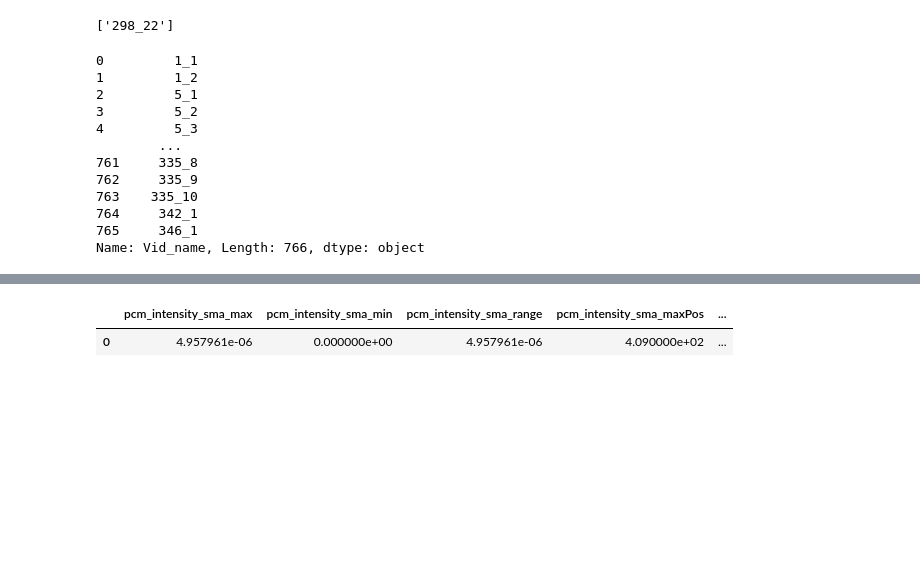
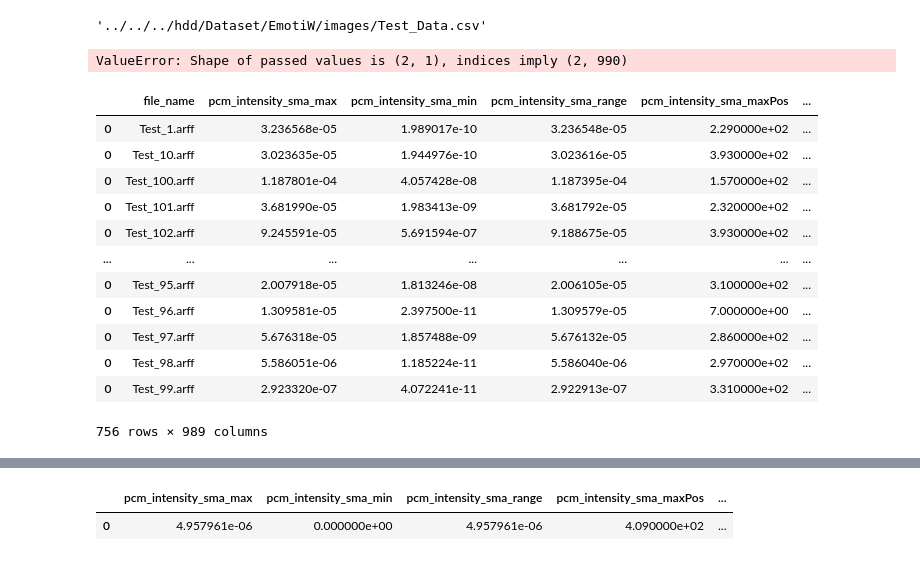
Before and after one commit to hslrock/EmotiW2020, a Jupyter notebook: preprocess.ipynb, the cells around one changed output, grey strips where cells are left out. Saved outputs shown, nothing was run; the diff lists cells and outputs as text; code cells hidden in the pictures; blank space fills up the shorter version.

```diff
--- a/preprocess.ipynb
+++ b/preprocess.ipynb
@@ -18,24 +9,7 @@ len(string_list)
-# %%
-list_difference = [item for item in file_name if item not in string_list]
-
-print(list_difference)
-# %% [output]
-['298_22']
-# %%
-file_name
-# %% [output]
-0         1_1
-1         1_2
-2         5_1
-3         5_2
-4         5_3
-        ...
-761     335_8
-762     335_9
-763    335_10
-764     342_1
-765     346_1
-Name: Vid_name, Length: 766, dtype: object
+# %%
+Test_data
+# %% [output]
+'../../../hdd/Dataset/EmotiW/images/Test_Data.csv'
 # %%
 import re
 def trans_arff2csv(file_in, file_out):
@@ -84,4 +59,22 @@ def trans_arff2csv(file_in, file_out):
 #         f.write(content)
 # %%
 
-train_dataframe=trans_arff2csv(os.path.join(EMOTIAUDIOPATH,'Train'),'output.csv')
+test_dataframe=trans_arff2csv(os.path.join(EMOTIAUDIOPATH,'Test'),'test.csv')
+# %% [output]
+ValueError: Shape of passed values is (2, 1), indices imply (2, 990)
+# %%
+train_dataframe
+# %% [output]
+|  | file_name | pcm_intensity_sma_max | pcm_intensity_sma_min | pcm_intensity_sma_range | pcm_intensity_sma_maxPos | ... |
+| 0 | Test_1.arff | 3.236568e-05 | 1.989017e-10 | 3.236548e-05 | 2.290000e+02 | ... |
+| 0 | Test_10.arff | 3.023635e-05 | 1.944976e-10 | 3.023616e-05 | 3.930000e+02 | ... |
+| 0 | Test_100.arff | 1.187801e-04 | 4.057428e-08 | 1.187395e-04 | 1.570000e+02 | ... |
+| 0 | Test_101.arff | 3.681990e-05 | 1.983413e-09 | 3.681792e-05 | 2.320000e+02 | ... |
+| 0 | Test_102.arff | 9.245591e-05 | 5.691594e-07 | 9.188675e-05 | 3.930000e+02 | ... |
+| ... | ... | ... | ... | ... | ... | ... |
+| 0 | Test_95.arff | 2.007918e-05 | 1.813246e-08 | 2.006105e-05 | 3.100000e+02 | ... |
+| 0 | Test_96.arff | 1.309581e-05 | 2.397500e-11 | 1.309579e-05 | 7.000000e+00 | ... |
+| 0 | Test_97.arff | 5.676318e-05 | 1.857488e-09 | 5.676132e-05 | 2.860000e+02 | ... |
+| 0 | Test_98.arff | 5.586051e-06 | 1.185224e-11 | 5.586040e-06 | 2.970000e+02 | ... |
+| 0 | Test_99.arff | 2.923320e-07 | 4.072241e-11 | 2.922913e-07 | 3.310000e+02 | ... |
+756 rows × 989 columns
```
Also changed, not shown: parts of 14 cells of this notebook, 17 other files.
